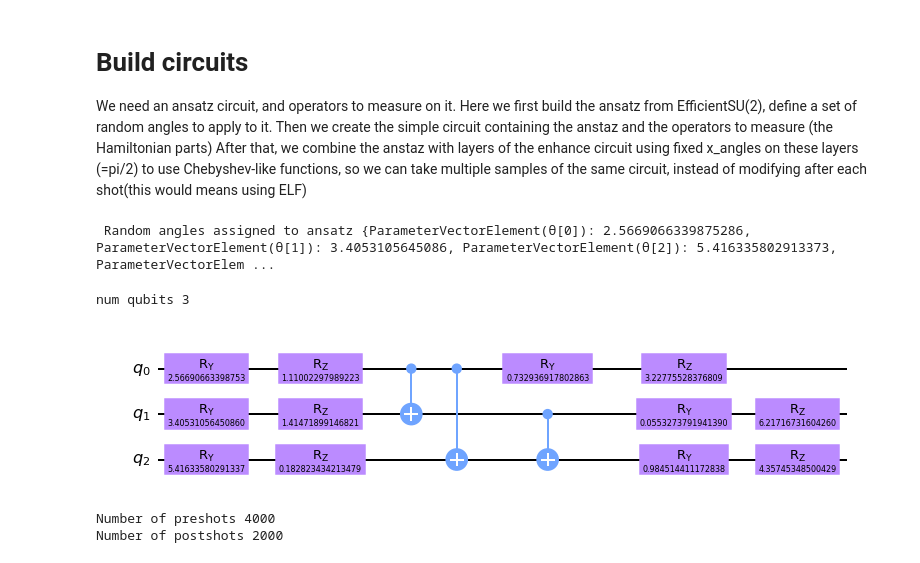
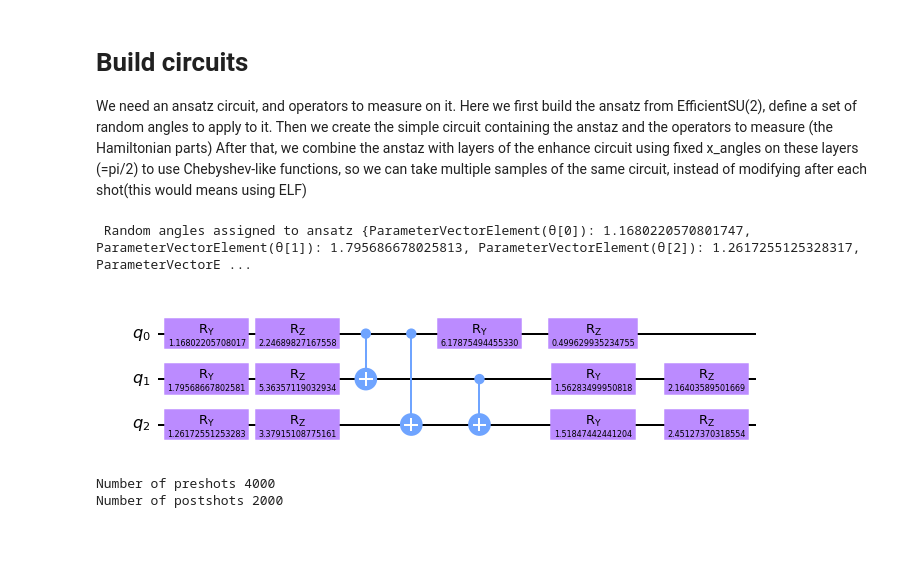
Before and after one commit to gsilviHQS/Variationals_algorithms, a Jupyter notebook: misc/notebooks/EnhancedSamplingExample.ipynb, the cells around one changed output. Cells and saved outputs as stored; diff of their text form; code cells hidden in the pictures.

```diff
--- a/misc/notebooks/EnhancedSamplingExample.ipynb
+++ b/misc/notebooks/EnhancedSamplingExample.ipynb
@@ -61,12 +172,8 @@ def get_RMSE(results, true_value):
 # %%
 #Declare an Hamiltonian
-
-H_first_part = Z ^ Z ^ Z
-H_second_part = (X ^ I ^ I) + (I ^ X ^ I)
-
-#Hamiltonian =  (Z ^ Z) +(X ^ I) + (I ^ X)
-
-Hamiltonian =  H_first_part + H_second_part
+H_1 = Z ^ Z ^ Z
+H_2 = (X ^ I ^ I) + (I ^ X ^ I)
+Hamiltonian =  H_1 + H_2
 
 print(Hamiltonian)
 # %% [output]
@@ -103,26 +200,29 @@ n_points = 10000 #to use for binning
-# %%
-seed(44) #44 ok #1 wtf?
-# Ansatz creation
-ansz = EfficientSU2(num_qubit,['ry','rz'],reps=1)
-angles_set = {}
-param = ansz.ordered_parameters
-for j in range(len(param)):
-    angles_set[param[j]]= random()*2*pi
-ansz_assigned = ansz.bind_parameters(angles_set)
-
-print(' Random angles assigned to ansatz',angles_set)
-# %% [output]
- Random angles assigned to ansatz {ParameterVectorElement(θ[0]): 2.5669066339875286, ParameterVectorElement(θ[1]): 3.4053105645086, ParameterVectorElement(θ[2]): 5.416335802913373, ParameterVectorElem ...
-# %%
-test = EnhancedSampling.EnhancedSampler(Hamiltonian,
-                                        Layers,
-                                        ansz_assigned)
-# %% [output]
-num qubits 3
-# %%
-test._ansatz.decompose().draw(output='mpl',filename='EfficientSU2')
-# %% [output]
-[figure, removed]
+# %%
+# Calculate the number of steps for pre-shots and post-shots
+# Ensure at least 1 step
+steps_pre = max(1,round(num_preshots / sample_every))
+steps_post = max(1,round(num_postshot / sample_every))
+
+# Create an ansatz using the EfficientSU2 method
+# 'ry' and 'rz' are rotation gates, and 'reps' is the number of repetitions of the circuit
+ansatz = EfficientSU2(Hamiltonian.num_qubits, ['ry','rz'], reps=1)
+
+# Initialize a dictionary to hold the angles for the ansatz
+angles_set = {}
+# Assign random angles to each parameter
+for param in ansatz.ordered_parameters:
+    angles_set[param] = random() * 2 * np.pi
+
+# Bind the random angles to the ansatz
+ansatz_assigned = ansatz.bind_parameters(angles_set)
+
+print(' Random angles assigned to ansatz',angles_set)
+
+#Draw the ansatz circuit
+ansatz_assigned.decompose().draw(output='mpl',filename='EfficientSU2')
+# %% [output]
+ Random angles assigned to ansatz {ParameterVectorElement(θ[0]): 1.1680220570801747, ParameterVectorElement(θ[1]): 1.795686678025813, ParameterVectorElement(θ[2]): 1.2617255125328317, ParameterVectorE ...
+[figure, added]
 # %%
 #Backend and Quantum instance
 backend=Aer.get_backend('qasm_simulator')
```
Also changed, not shown: parts of 19 cells of this notebook, 2 other files.
